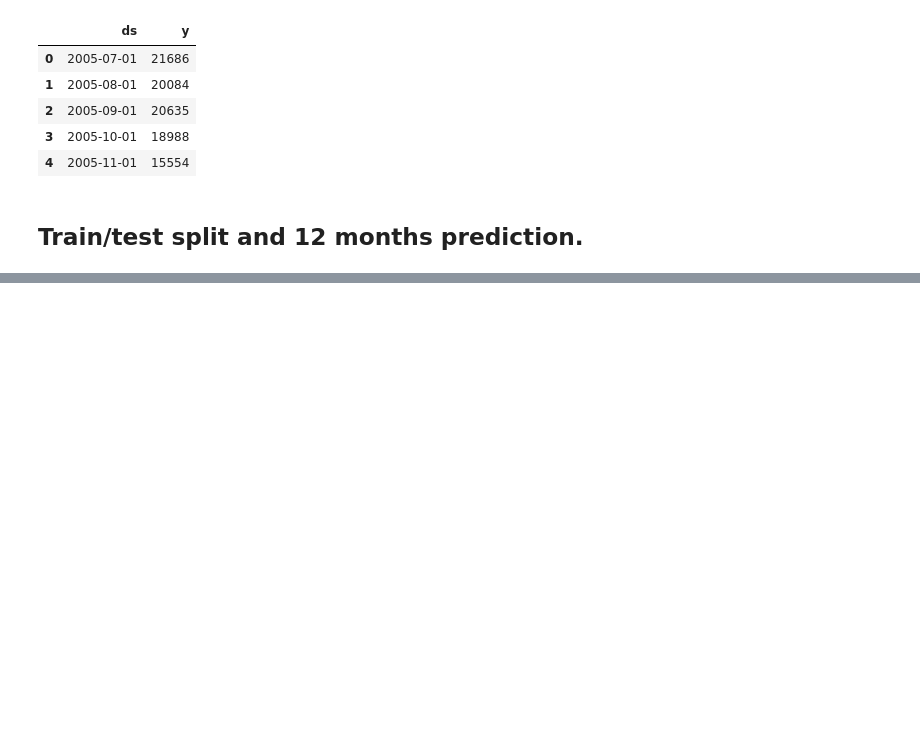
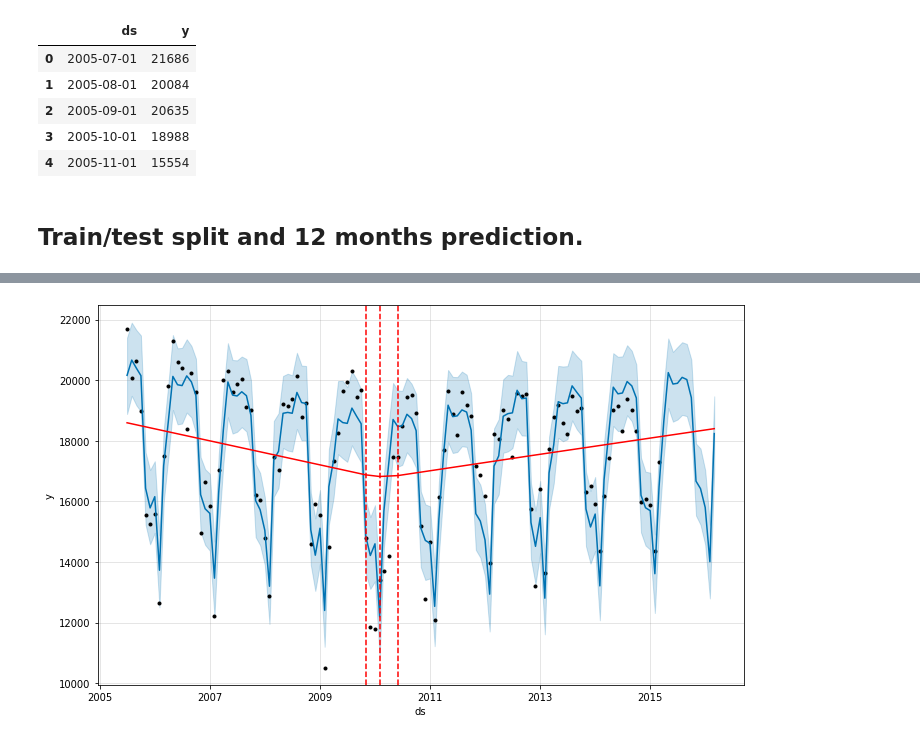
Before and after one commit to voitt95/Personal_Projects, a Jupyter notebook: hotel_cancelation/air_passengers.ipynb, the cells around one changed output, grey strips where cells are left out. Saved outputs shown, nothing was run; the diff lists cells and outputs as text; code cells hidden in the pictures; blank space fills up the shorter version.

```diff
--- a/hotel_cancelation/air_passengers.ipynb
+++ b/hotel_cancelation/air_passengers.ipynb
@@ -82,0 +82,5 @@ np.sqrt(error)
+# %%
+m = Prophet(changepoint_prior_scale=0.09)
+forecast = m.fit(train).predict(future_12)
+error= mean_squared_error(forecast["yhat"][-12:],test['y'])
+np.sqrt(error)
@@ -82,0 +101,5 @@ np.sqrt(error)
+# %%
+fig = m.plot(forecast)
+a = add_changepoints_to_plot(fig.gca(), m, forecast)
+# %% [output]
+[figure, added]
```
Also changed, not shown: parts of 13 cells of this notebook.
